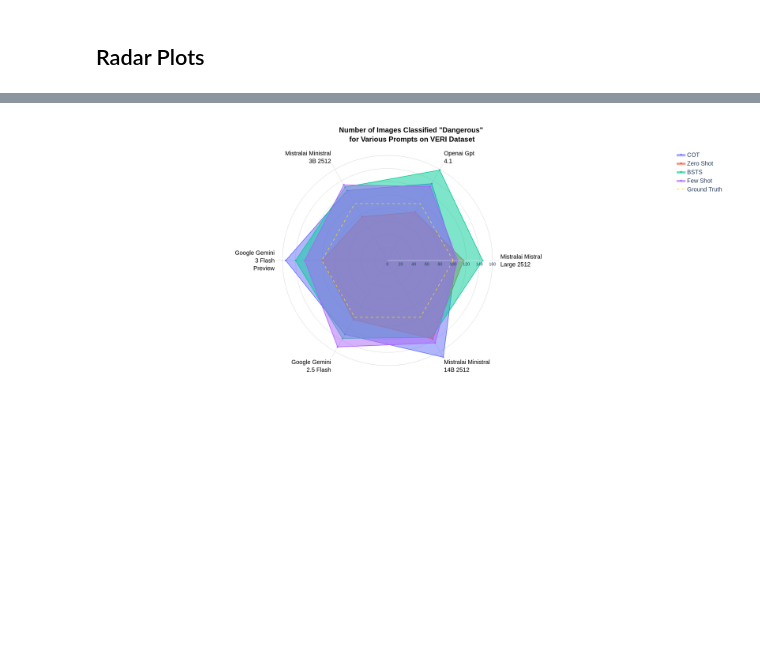
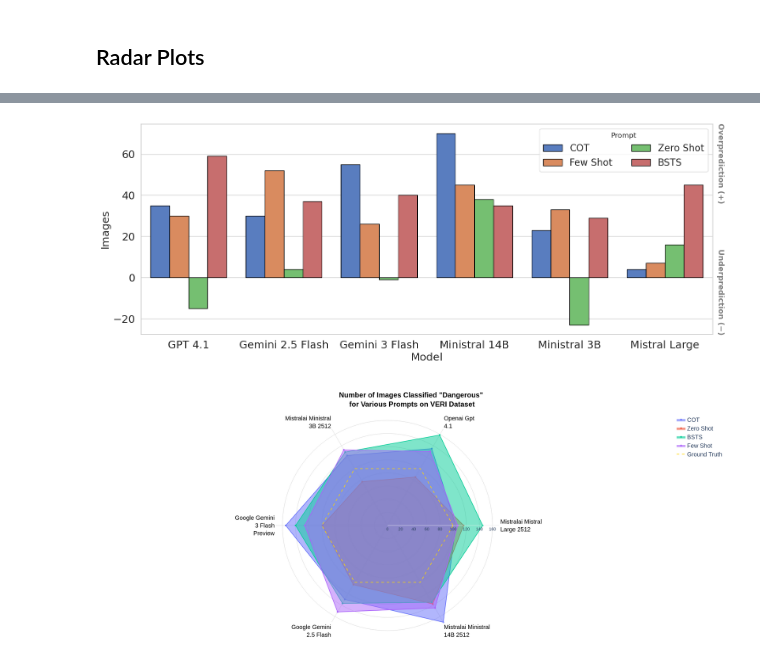
Before and after one commit to indukurimkv/IRAL-LLM-Visual-Context-Understanding, a Jupyter notebook: data-analysis.ipynb, the cells around one changed output, grey strips where cells are left out. Cells and saved outputs as stored; diff of their text form; code cells hidden in the pictures; blank space fills up the shorter version.

```diff
--- a/data-analysis.ipynb
+++ b/data-analysis.ipynb
@@ -402,3 +392,81 @@ plt.savefig("baseline-compare-safe-bar.png", dpi=300, bbox_inches='tight')
+# %%
+# 2. Set the 'Publishing' Theme
+sns.set_theme(style="whitegrid")
+plt.figure(figsize=(15, 6))
+veri_danger_counts_df = pd.DataFrame(danger_counts)
+veri_danger_counts_df.reset_index(inplace=True, names="model")
+veri_danger_counts_df = veri_danger_counts_df.melt(id_vars="model", var_name="prompt", value_name="num")
+
+veri_danger_counts_df["num"] = veri_danger_counts_df["num"] - 100
+
+veri_danger_counts_df.replace(regex=r"^.*mistral-large.*$", value="Mistral Large", inplace=True)
+veri_danger_counts_df.replace(regex=r"^.*gpt-4.1.*$", value="GPT 4.1", inplace=True)
+veri_danger_counts_df.replace(regex=r"^.*ministral-3.*$", value="Ministral 3B", inplace=True)
+veri_danger_counts_df.replace(regex=r"^.*gemini-3.*$", value="Gemini 3 Flash", inplace=True)
+veri_danger_counts_df.replace(regex=r"^.*gemini-2.5.*$", value="Gemini 2.5 Flash", inplace=True)
+veri_danger_counts_df.replace(regex=r"^.*ministral-14b.*$", value="Ministral 14B", inplace=True)
+
+veri_danger_counts_df.sort_values(by="model", inplace=True)
+
+veri_danger_counts_df.replace(regex=r"^cot$", value="COT", inplace=True)
+veri_danger_counts_df.replace(regex=r"^zero.*$", value="Zero Shot", inplace=True)
+veri_danger_counts_df.replace(regex=r"^bsts$", value="BSTS", inplace=True)
+veri_danger_counts_df.replace(regex=r"^few.*$", value="Few Shot", inplace=True)
+
+# 3. Create the Grouped Bar Chart
+ax = sns.barplot(
+    data=veri_danger_counts_df,
+    x="model",           # 6 Groups
+    y="num",    # The Value
+    hue="prompt",         # 5 Bars per group (using 'sex' as example)
+    palette="muted",   # Professional, muted colors
+    edgecolor="black"  # Clean separation between bars
+)
+
+# # --- 3. Add the Horizontal Target Line ---
+# # axhline draws a line from x=0 (min) to x=1 (max) of the visible plot area
+# ax.axhline(
+#     y=100,
+#     color='gold',    # Contrasting, high-vis color
+#     linestyle='--',  # Professional dashed look
+#     linewidth=2.5,   # Thick enough to be clear
+#     label='Target'   # Adds it to the main legend, if needed
+# )
+
+# # --- 4. Add the Labeled Text ---
+# # ax.text(x_coord, y_coord, text_string)
+# # Using paper coordinates (transform) to place the text relative to the view,
+# # not the specific data points.
+# ax.text(
+#     x=5.2,
+#     y=100 + 0.1,
+#     s=f"Target: {100}",
+#     color="gold",
+#     fontweight="bold",
+#     fontsize=12,
+#     ha="center",           # Center the text horizontally on the x-coordinate
+#     va="bottom",           # Align the bottom of the text to the y-coordinate
+#     clip_on=True
+# )
+
+ax.text(1.02, 75, 'Overprediction (+)', transform=ax.get_yaxis_transform(), rotation=-90,
+        va='top', ha='right', fontsize=13, fontweight='bold', color='gray')
+
+ax.text(1.02, -28, 'Underprediction (−)', transform=ax.get_yaxis_transform(), rotation = -90,
+        va='bottom', ha='right', fontsize=13, fontweight='bold', color='gray')
+
+# 4. Refine for Publication
+# plt.title("Error in Number of Images Classified Dangerous on VERI Dataset", fontsize=18, fontweight='bold')
+plt.xlabel("Model", fontsize=18)
+plt.ylabel("Images", fontsize=18)
+plt.legend(title="Prompt", loc='upper right', ncol=2, fontsize = 16)
+plt.gca().tick_params(axis='both', which="both", labelsize=18)
+
+# 5. Export high-res PNG
+plt.tight_layout()
+plt.savefig("baseline-compare-danger-bar.png", dpi=300, bbox_inches='tight')
+# %% [output]
+[figure, added]
 # %%
 ## Dangerous Plot
 
```
Also changed, not shown: parts of 6 cells of this notebook, 7 other files.
